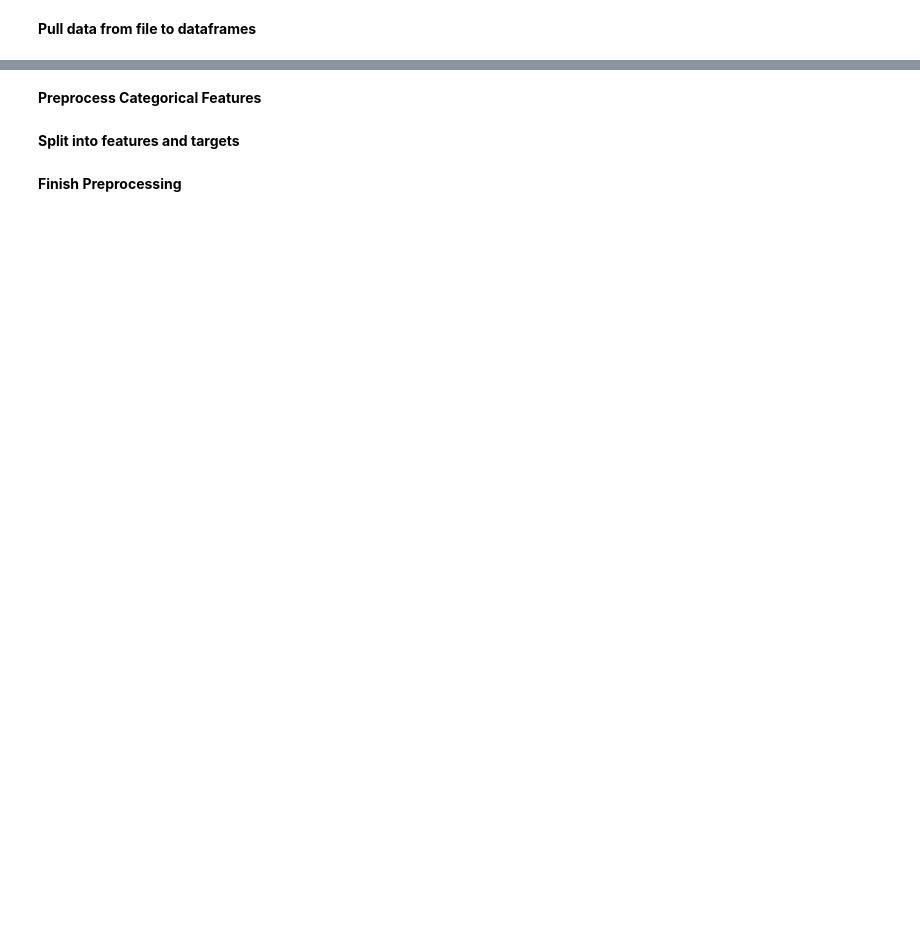
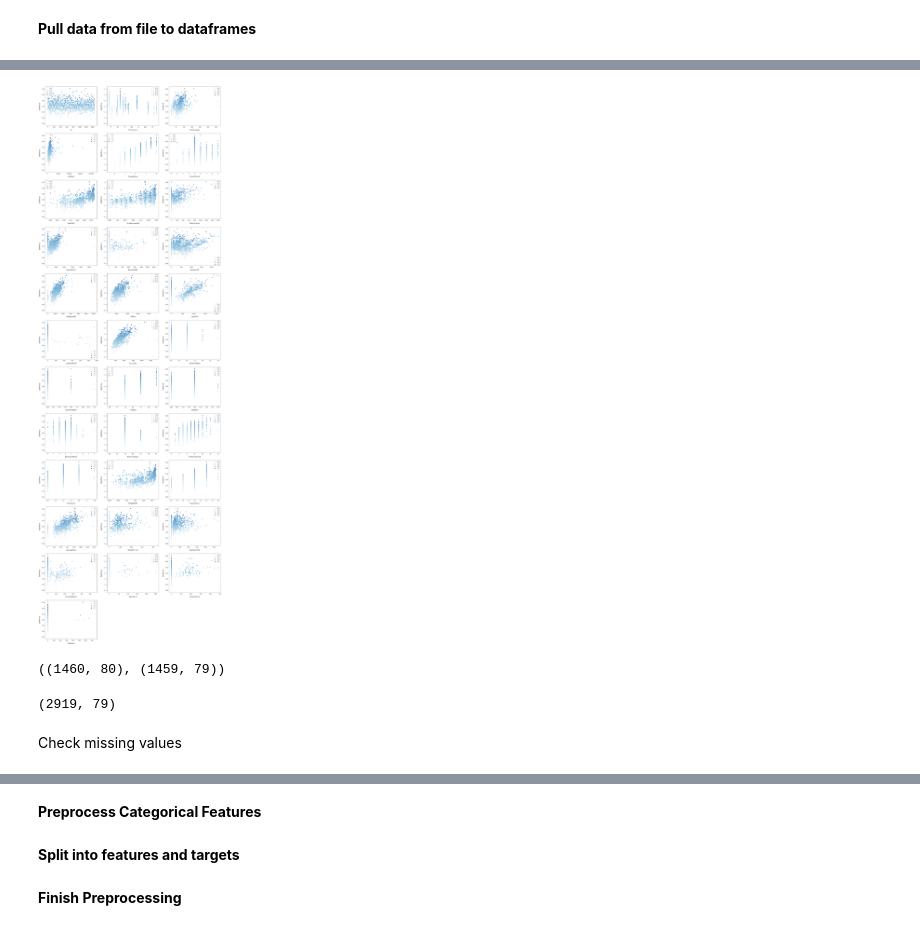
Before and after one commit to KatelinVincent/ML_final_project, a Jupyter notebook: Report.ipynb, the cells around one changed output, grey strips where cells are left out. Saved outputs shown, nothing was run; the diff lists cells and outputs as text; code cells hidden in the pictures; blank space fills up the shorter version.

Commit message:
data preprocessing should be done

```diff
--- a/Report.ipynb
+++ b/Report.ipynb
@@ -26,0 +109,44 @@ df_test
+# %%
+fig, axs = plt.subplots(ncols=2, figsize=(12, 120))
+plt.subplots_adjust(right=2)
+plt.subplots_adjust(top=2)
+sns.color_palette("husl", 8)
+for i, feature in enumerate(list(train[numeric_features]), 1):
+    if(feature=='MiscVal'):
+        break
+    plt.subplot(len(list(numeric_features)), 3, i)
+    sns.scatterplot(x=feature, y='SalePrice', hue='SalePrice', palette='Blues', data=train)
+
+    plt.xlabel('{}'.format(feature), size=15,labelpad=12.5)
+    plt.ylabel('SalePrice', size=15, labelpad=12.5)
+
+    for j in range(2):
+        plt.tick_params(axis='x', labelsize=12)
+        plt.tick_params(axis='y', labelsize=12)
+
+    plt.legend(loc='best', prop={'size': 10})
+
+plt.show()
+# %% [output]
+[figure, added]
+# %%
+train_ID = train['Id']
+test_ID = test['Id']
+train.drop(['Id'], axis=1, inplace=True)
+test.drop(['Id'], axis=1, inplace=True)
+train.shape, test.shape
+# %% [output]
+((1460, 80), (1459, 79))
+# %%
+#split features and labels
+train_labels = train['SalePrice'].reset_index(drop=True)
+train_features = train.drop(['SalePrice'], axis=1)
+test_features = test
+
+# Combine train and test features in order to apply the feature transformation pipeline to the entire dataset
+all_features = pd.concat([train_features, test_features]).reset_index(drop=True)
+all_features.shape
+# %% [output]
+(2919, 79)
+# %% [markdown]
+Check missing values
```
Also changed, not shown: parts of 23 cells of this notebook.
